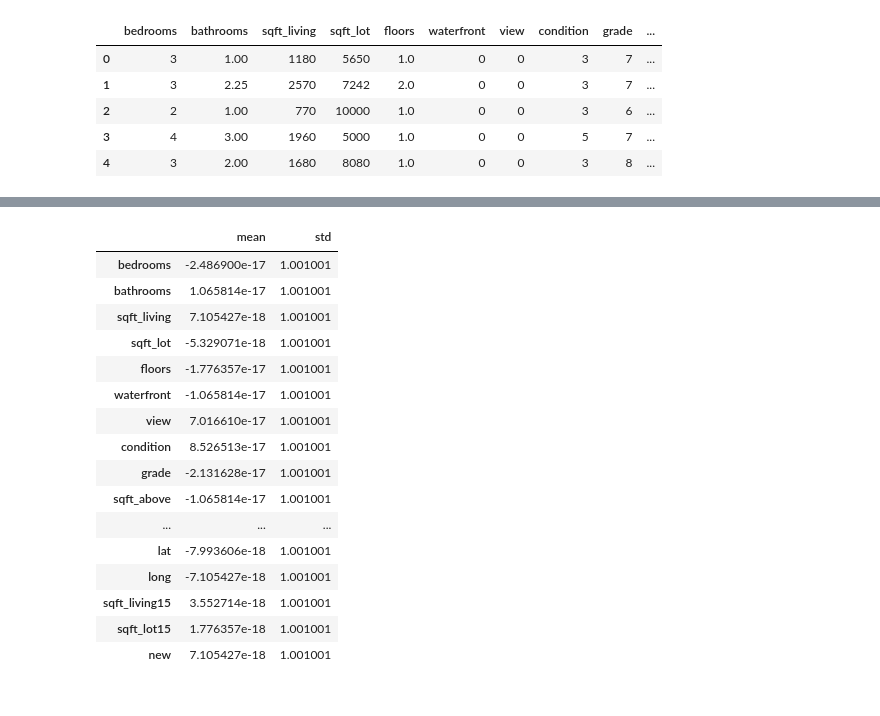
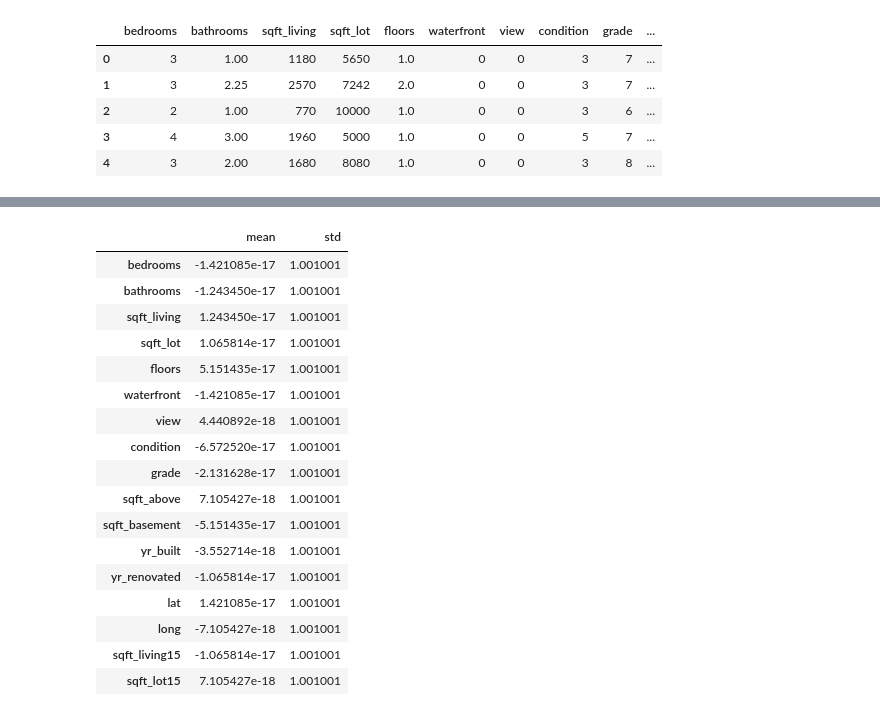
Before and after one commit to pponn/DS4400, a Jupyter notebook: HW2/problem2.ipynb, the cells around one changed output, grey strips where cells are left out. Saved outputs shown, nothing was run; the diff lists cells and outputs as text; code cells hidden in the pictures.

```diff
--- a/HW2/problem2.ipynb
+++ b/HW2/problem2.ipynb
@@ -24,3 +27,7 @@ train.head()
 | 2 | 3 | 180000.0 | 2 | 1.00 | 770 | 10000 | 1.0 | 0 | 0 | ... |
 | 3 | 4 | 604000.0 | 4 | 3.00 | 1960 | 5000 | 1.0 | 0 | 0 | ... |
 | 4 | 5 | 510000.0 | 3 | 2.00 | 1680 | 8080 | 1.0 | 0 | 0 | ... |
+# %%
+# import test dataset
+test = pd.read_csv('test.csv')
+test.head()
@@ -27,8 +42,10 @@ train.head()
 # %%
+# TRAIN:
 # ignore columns: id, date and zipcode
 # also ignore price column because this is the response and what we are trying to predict
-features = train.drop(columns=['Unnamed: 0', 'zipcode', 'price'])
-features.head()
+columns_to_drop = ['Unnamed: 0', 'zipcode', 'price']
+x_train = train.drop(columns=columns_to_drop)
+x_train.head()
 # %% [output]
 |  | bedrooms | bathrooms | sqft_living | sqft_lot | floors | waterfront | view | condition | grade | ... |
 | 0 | 3 | 1.00 | 1180 | 5650 | 1.0 | 0 | 0 | 3 | 7 | ... |
@@ -36,3 +53,10 @@ features.head()
 | 2 | 2 | 1.00 | 770 | 10000 | 1.0 | 0 | 0 | 3 | 6 | ... |
 | 3 | 4 | 3.00 | 1960 | 5000 | 1.0 | 0 | 0 | 5 | 7 | ... |
 | 4 | 3 | 2.00 | 1680 | 8080 | 1.0 | 0 | 0 | 3 | 8 | ... |
+# %%
+# TEST:
+# ignore columns: id, date and zipcode
+# also ignore price column because this is the response and what we are trying to predict
+columns_to_drop = ['Unnamed: 0', 'id', 'date', 'zipcode', 'price']
+x_test = test.drop(columns=columns_to_drop)
+x_test.head()
@@ -39,42 +70,57 @@ features.head()
 # %%
 # scale the data so that each feature has a mean of 0 and standard deviation of 1
 scaler = StandardScaler()
 
-for col in features:
-    new_col = features[col].values.reshape(-1, 1) #reshape
-    features[col] = scaler.fit_transform(new_col)
+for col in x_train:
+    train_scaled = x_train[col].values.reshape(-1, 1) #reshape
+    x_train[col] = scaler.fit_transform(train_scaled)
+
+for col in x_test:
+    test_scaled = x_test[col].values.reshape(-1, 1) #reshape
+    x_test[col] = scaler.fit_transform(test_scaled)
 
 
 # check mean and standard deviation of each feature to double check that scaling worked
-for feature in features:
-    mean = features.mean()
-    std = features.var()
+for feature in x_train:
+    mean = x_train.mean()
+    std = x_train.var()
+
+for feature in x_test:
+    mean = x_test.mean()
+    std = x_test.var()
 
 # organize all variables into a table
-stats = {
+stats_train = {
     'mean': mean,
     'std': std
 }
 
-feature_data = pd.DataFrame(stats)
-feature_data
+stats_test = {
+    'mean': mean,
+    'std': std
+}
+
+feature_data_train = pd.DataFrame(stats_train)
+feature_data_test = pd.DataFrame(stats_test)
+feature_data_test
 # %% [output]
 |  | mean | std |
-| bedrooms | -2.486900e-17 | 1.001001 |
-| bathrooms | 1.065814e-17 | 1.001001 |
-| sqft_living | 7.105427e-18 | 1.001001 |
-| sqft_lot | -5.329071e-18 | 1.001001 |
-| floors | -1.776357e-17 | 1.001001 |
-| waterfront | -1.065814e-17 | 1.001001 |
-| view | 7.016610e-17 | 1.001001 |
-| condition | 8.526513e-17 | 1.001001 |
+| bedrooms | -1.421085e-17 | 1.001001 |
+| bathrooms | -1.243450e-17 | 1.001001 |
+| sqft_living | 1.243450e-17 | 1.001001 |
+| sqft_lot | 1.065814e-17 | 1.001001 |
+| floors | 5.151435e-17 | 1.001001 |
+| waterfront | -1.421085e-17 | 1.001001 |
+| view | 4.440892e-18 | 1.001001 |
+| condition | -6.572520e-17 | 1.001001 |
 | grade | -2.131628e-17 | 1.001001 |
-| sqft_above | -1.065814e-17 | 1.001001 |
-| ... | ... | ... |
-| lat | -7.993606e-18 | 1.001001 |
+| sqft_above | 7.105427e-18 | 1.001001 |
+| sqft_basement | -5.151435e-17 | 1.001001 |
+| yr_built | -3.552714e-18 | 1.001001 |
+| yr_renovated | -1.065814e-17 | 1.001001 |
+| lat | 1.421085e-17 | 1.001001 |
 | long | -7.105427e-18 | 1.001001 |
-| sqft_living15 | 3.552714e-18 | 1.001001 |
-| sqft_lot15 | 1.776357e-18 | 1.001001 |
-| new | 7.105427e-18 | 1.001001 |
+| sqft_living15 | -1.065814e-17 | 1.001001 |
+| sqft_lot15 | 7.105427e-18 | 1.001001 |
 # %%
 # divide the price by 1000 for all rows in the dataset
```
Also changed, not shown: parts of 9 cells of this notebook.
